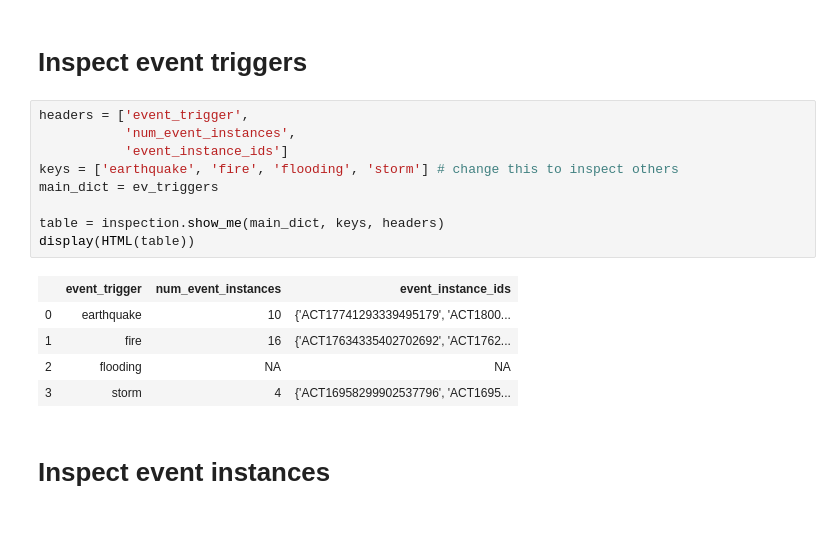
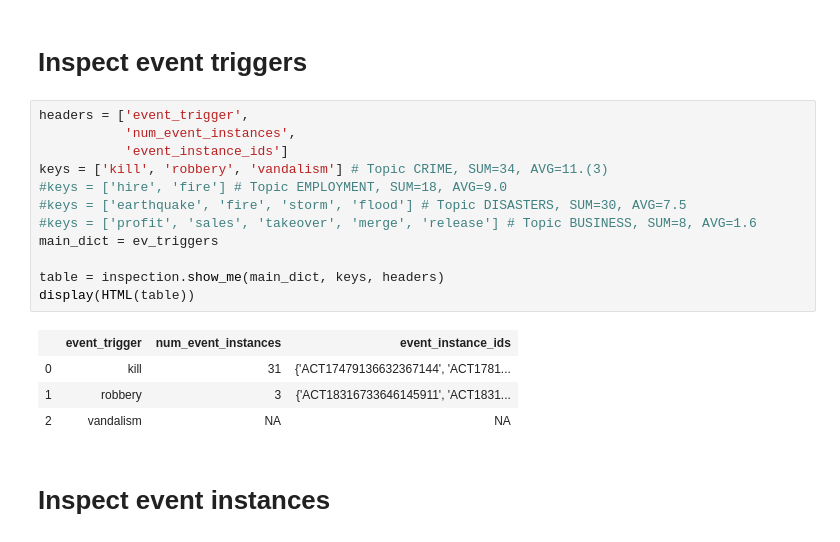
Before and after one commit to cltl/ECB-parser, a Jupyter notebook: Inspect ECB(+).ipynb, the cells around one changed output. Drawn from its saved outputs; the diff is of its cells as text.

```diff
--- a/Inspect ECB(+).ipynb
+++ b/Inspect ECB(+).ipynb
@@ -17,20 +17,22 @@ ev_instances, ev_triggers = pickle.load(open('cache/ecbANDecbplus.bin', 'rb'))
 * if you want to reload the ECB(+) data using the notebook 'Load ECB(+).ipynb', you also need to install **spacy** and run *python -m spacy.en.download* from the command line
 # %% [markdown]
 # Inspect event triggers
-# %%
-headers = ['event_trigger',
-           'num_event_instances',
-           'event_instance_ids']
-keys = ['earthquake', 'fire', 'flooding', 'storm'] # change this to inspect others
-main_dict = ev_triggers
-
-table = inspection.show_me(main_dict, keys, headers)
-display(HTML(table))
-# %% [output]
-|  | event_trigger | num_event_instances | event_instance_ids |
-| 0 | earthquake | 10 | {'ACT17741293339495179', 'ACT1800... |
-| 1 | fire | 16 | {'ACT17634335402702692', 'ACT1762... |
-| 2 | flooding | NA | NA |
-| 3 | storm | 4 | {'ACT16958299902537796', 'ACT1695... |
+# %%
+headers = ['event_trigger',
+           'num_event_instances',
+           'event_instance_ids']
+keys = ['kill', 'robbery', 'vandalism'] # Topic CRIME, SUM=34, AVG=11.(3)
+#keys = ['hire', 'fire'] # Topic EMPLOYMENT, SUM=18, AVG=9.0
+#keys = ['earthquake', 'fire', 'storm', 'flood'] # Topic DISASTERS, SUM=30, AVG=7.5
+#keys = ['profit', 'sales', 'takeover', 'merge', 'release'] # Topic BUSINESS, SUM=8, AVG=1.6
+main_dict = ev_triggers
+
+table = inspection.show_me(main_dict, keys, headers)
+display(HTML(table))
+# %% [output]
+|  | event_trigger | num_event_instances | event_instance_ids |
+| 0 | kill | 31 | {'ACT17479136632367144', 'ACT1781... |
+| 1 | robbery | 3 | {'ACT18316733646145911', 'ACT1831... |
+| 2 | vandalism | NA | NA |
 # %% [markdown]
 # Inspect event instances
```
Also changed, not shown: parts of 2 cells of this notebook.
